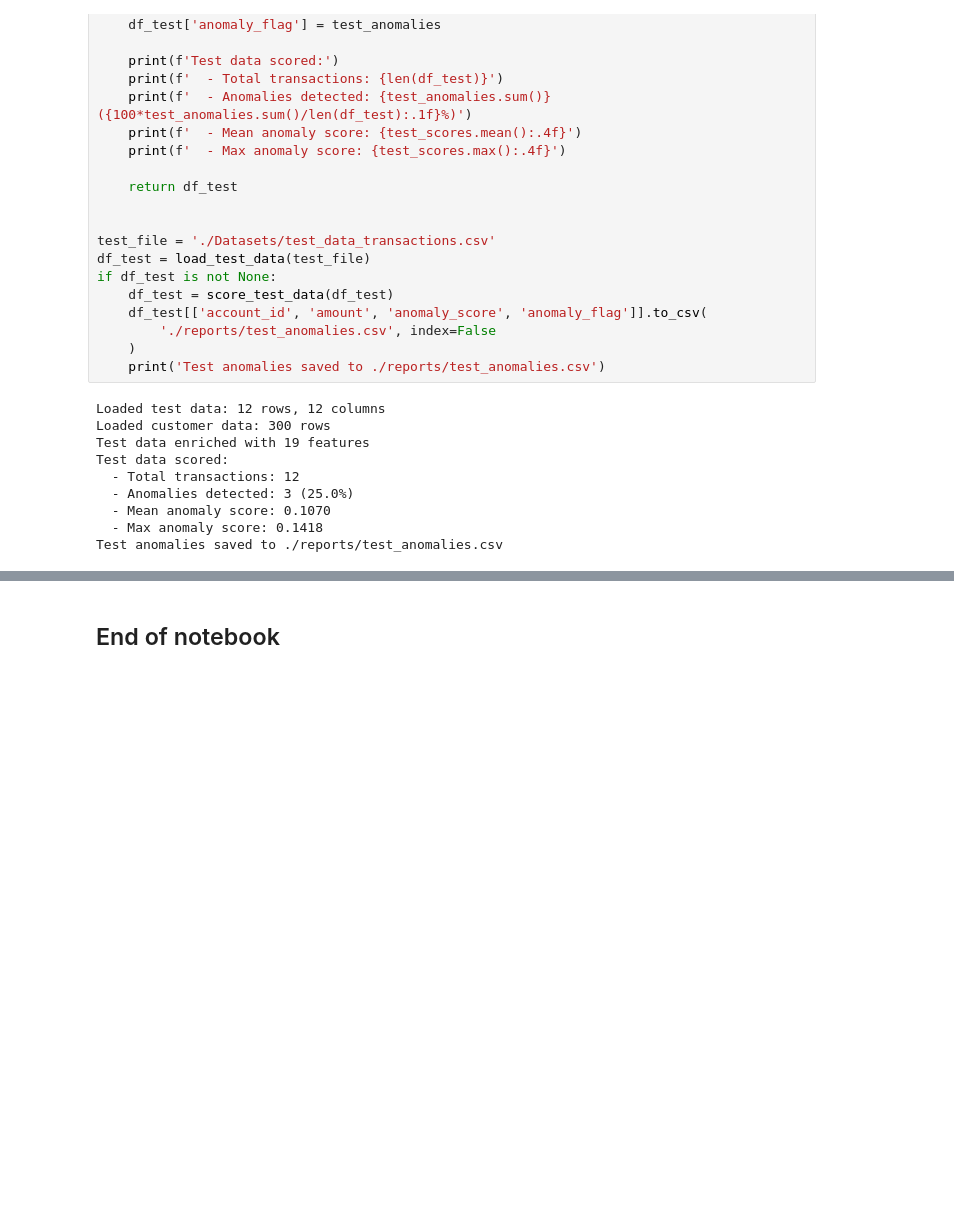
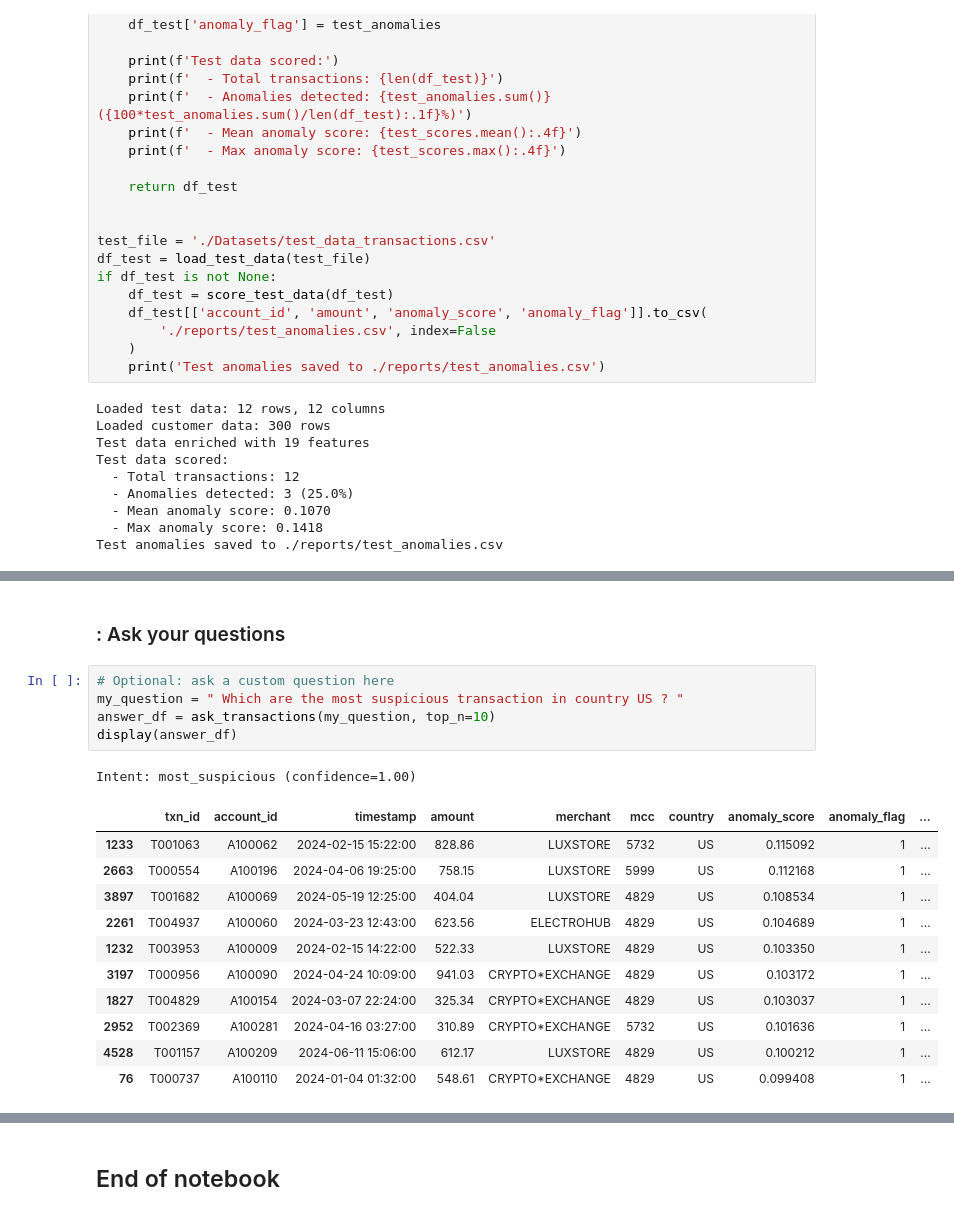
Before and after one commit to rohanku1497/Anamoly-detection, a Jupyter notebook: GenAI_Capstone/Anomaly_Detection_Capstone.ipynb, the cells around one changed output, grey strips where cells are left out. Saved outputs shown, nothing was run; the diff lists cells and outputs as text; blank space fills up the shorter version.

```diff
--- a/GenAI_Capstone/Anomaly_Detection_Capstone.ipynb
+++ b/GenAI_Capstone/Anomaly_Detection_Capstone.ipynb
@@ -680,0 +1169,20 @@ Test anomalies saved to ./reports/test_anomalies.csv
+# %% [markdown]
+### : Ask your questions
+# %%
+# Optional: ask a custom question here
+my_question = " Which are the most suspicious transaction in country US ? "
+answer_df = ask_transactions(my_question, top_n=10)
+display(answer_df)
+# %% [output]
+Intent: most_suspicious (confidence=1.00)
+|  | txn_id | account_id | timestamp | amount | merchant | mcc | country | anomaly_score | anomaly_flag | ... |
+| 1233 | T001063 | A100062 | 2024-02-15 15:22:00 | 828.86 | LUXSTORE | 5732 | US | 0.115092 | 1 | ... |
+| 2663 | T000554 | A100196 | 2024-04-06 19:25:00 | 758.15 | LUXSTORE | 5999 | US | 0.112168 | 1 | ... |
+| 3897 | T001682 | A100069 | 2024-05-19 12:25:00 | 404.04 | LUXSTORE | 4829 | US | 0.108534 | 1 | ... |
+| 2261 | T004937 | A100060 | 2024-03-23 12:43:00 | 623.56 | ELECTROHUB | 4829 | US | 0.104689 | 1 | ... |
+| 1232 | T003953 | A100009 | 2024-02-15 14:22:00 | 522.33 | LUXSTORE | 4829 | US | 0.103350 | 1 | ... |
+| 3197 | T000956 | A100090 | 2024-04-24 10:09:00 | 941.03 | CRYPTO*EXCHANGE | 4829 | US | 0.103172 | 1 | ... |
+| 1827 | T004829 | A100154 | 2024-03-07 22:24:00 | 325.34 | CRYPTO*EXCHANGE | 4829 | US | 0.103037 | 1 | ... |
+| 2952 | T002369 | A100281 | 2024-04-16 03:27:00 | 310.89 | CRYPTO*EXCHANGE | 5732 | US | 0.101636 | 1 | ... |
+| 4528 | T001157 | A100209 | 2024-06-11 15:06:00 | 612.17 | LUXSTORE | 4829 | US | 0.100212 | 1 | ... |
+| 76 | T000737 | A100110 | 2024-01-04 01:32:00 | 548.61 | CRYPTO*EXCHANGE | 4829 | US | 0.099408 | 1 | ... |
```
Also changed, not shown: parts of 9 cells of this notebook, 2 other files.
